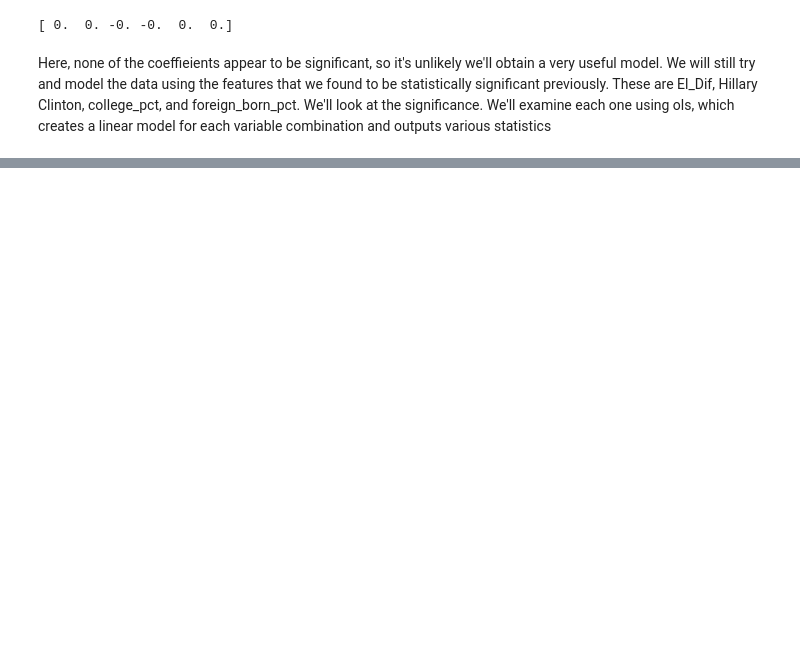
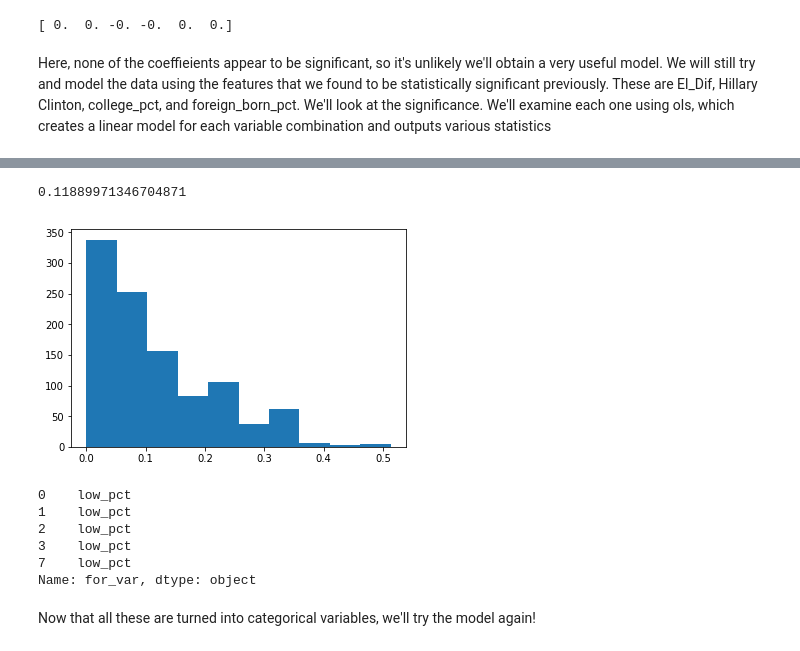
Before and after one commit to LauraCF19/SpringboardProject1, a Jupyter notebook: Springboard1/Springboard_Other/Capstone1.ipynb, the cells around one changed output, grey strips where cells are left out. Saved outputs shown, nothing was run; the diff lists cells and outputs as text; code cells hidden in the pictures; blank space fills up the shorter version.

```diff
--- a/Springboard1/Springboard_Other/Capstone1.ipynb
+++ b/Springboard1/Springboard_Other/Capstone1.ipynb
@@ -1204,0 +1328,31 @@ Here, we can see that only Hillary and the Election Difference made a statistica
+# %%
+foreign = cleaned['foreign_born_pct']
+
+forArray = np.array(foreign)
+
+forArray = np.nan_to_num(forArray)
+
+plt.hist(forArray)
+
+forArray.mean()
+# %% [output]
+0.11889971346704871
+[figure, added]
+# %%
+def fb(x):
+    if x > 0.12:
+        return "high_pct"
+    return "low_pct"
+
+cleaned["for_var"] = cleaned["foreign_born_pct"].apply(fb)
+
+cleaned["for_var"].head()
+# %% [output]
+0    low_pct
+1    low_pct
+2    low_pct
+3    low_pct
+7    low_pct
+Name: for_var, dtype: object
+# %% [markdown]
+Now that all these are turned into categorical variables, we'll try the model again!
```
Also changed, not shown: parts of 22 cells of this notebook.
